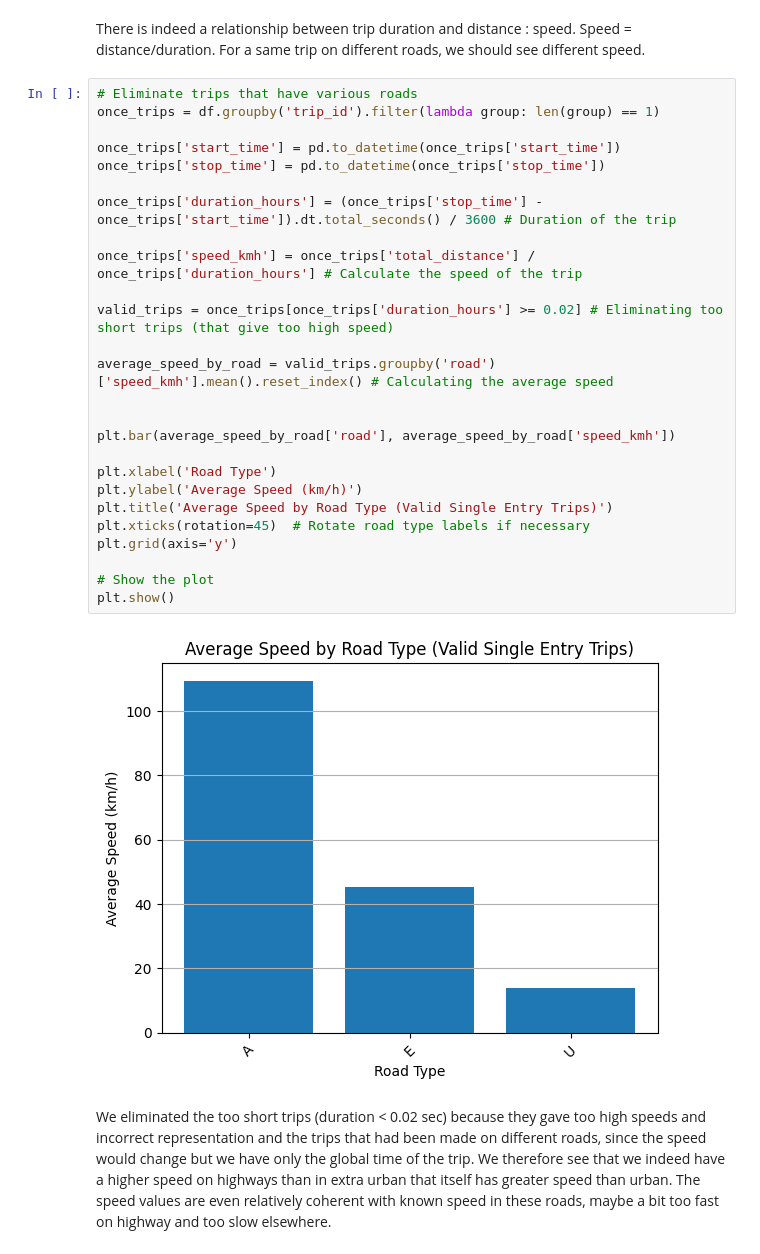
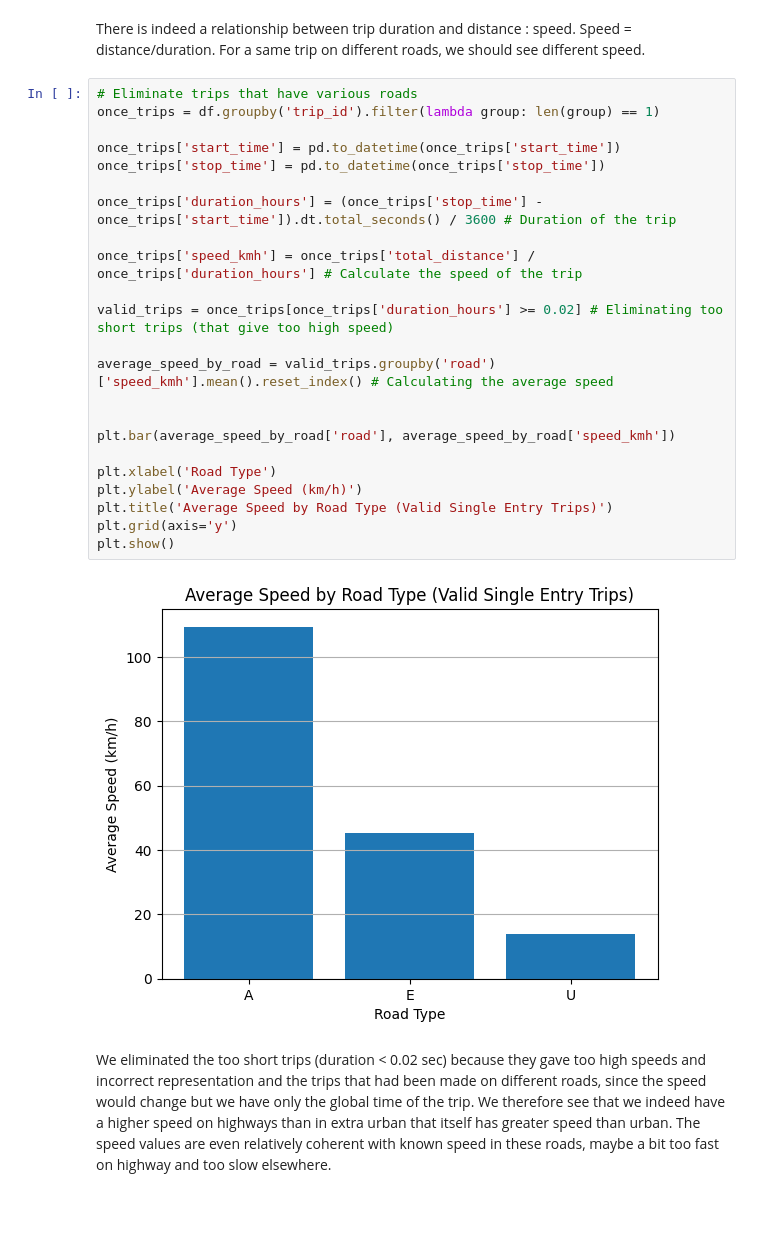
Before and after one commit to Djoulia/ICT4SM_lab3, a Jupyter notebook: main.ipynb, the cells around one changed output. Saved outputs shown, nothing was run; the diff lists cells and outputs as text; blank space fills up the shorter version.

```diff
--- a/main.ipynb
+++ b/main.ipynb
@@ -80,31 +80,28 @@ There is indeed a relationship between trip duration and distance : speed. Speed
 # %%
 # Eliminate trips that have various roads
 once_trips = df.groupby('trip_id').filter(lambda group: len(group) == 1)
 
 once_trips['start_time'] = pd.to_datetime(once_trips['start_time'])
 once_trips['stop_time'] = pd.to_datetime(once_trips['stop_time'])
 
 once_trips['duration_hours'] = (once_trips['stop_time'] - once_trips['start_time']).dt.total_seconds() / 3600 # Duration of the trip
 
 once_trips['speed_kmh'] = once_trips['total_distance'] / once_trips['duration_hours'] # Calculate the speed of the trip
 
 valid_trips = once_trips[once_trips['duration_hours'] >= 0.02] # Eliminating too short trips (that give too high speed)
 
 average_speed_by_road = valid_trips.groupby('road')['speed_kmh'].mean().reset_index() # Calculating the average speed
 
 
 plt.bar(average_speed_by_road['road'], average_speed_by_road['speed_kmh'])
 
 plt.xlabel('Road Type')
 plt.ylabel('Average Speed (km/h)')
 plt.title('Average Speed by Road Type (Valid Single Entry Trips)')
-plt.xticks(rotation=45)  # Rotate road type labels if necessary
 plt.grid(axis='y')
-
-# Show the plot
 plt.show()
 # %% [output]
-[figure, old version]
+[figure, new version]
 # %% [markdown]
 We eliminated the too short trips (duration < 0.02 sec) because they gave too high speeds and incorrect representation and the trips that had been made on different roads, since the speed would change but we have only the global time of the trip. We therefore see that we indeed have a higher speed on highways than in extra urban that itself has greater speed than urban. The speed values are even relatively coherent with known speed in these roads, maybe a bit too fast on highway and too slow elsewhere.
 # %% [markdown]
```
Also changed, not shown: parts of 10 cells of this notebook.
